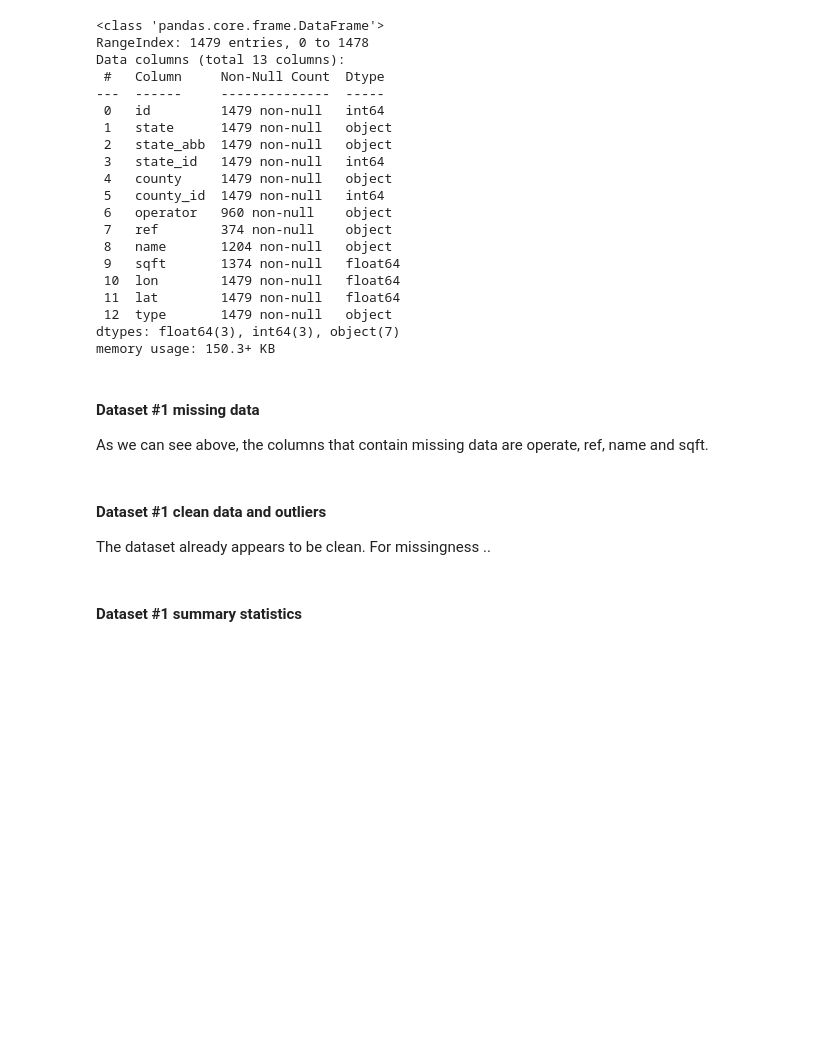
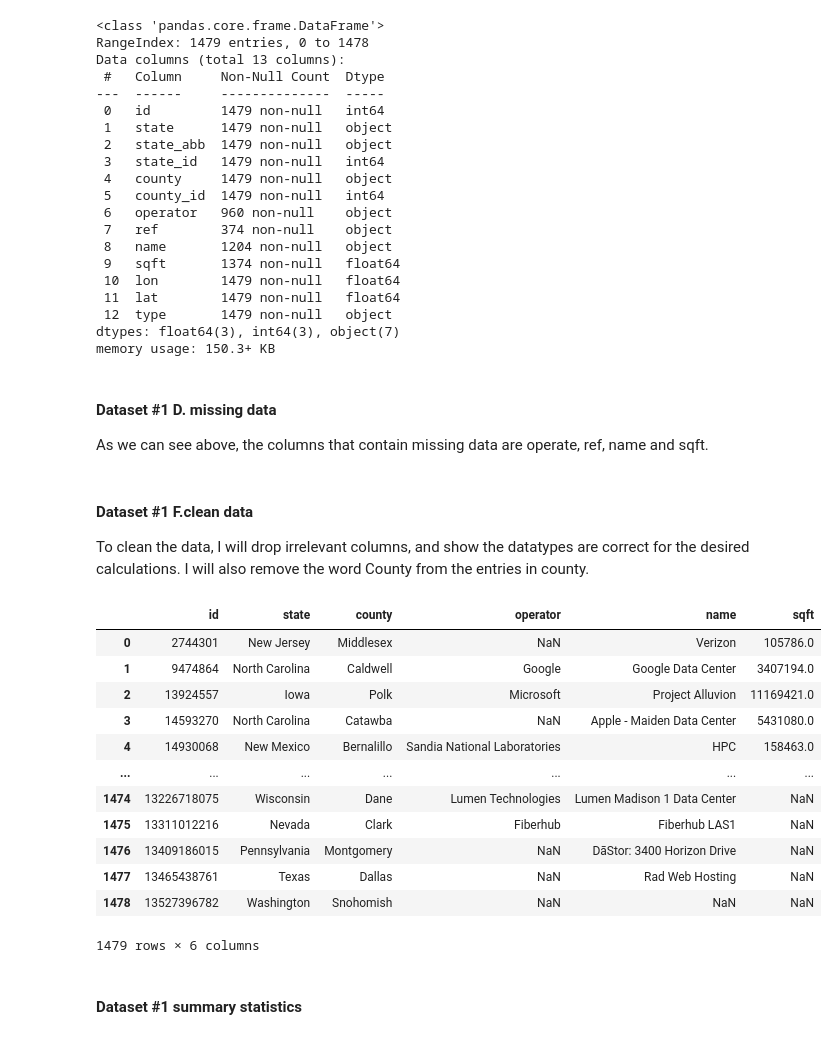
Before and after one commit to COGS108/Group147_WI26, a Jupyter notebook: 01-DataCheckpoint.ipynb, the cells around one changed output. Drawn from its saved outputs; the diff is of its cells as text; code cells hidden in the pictures; blank space fills up the shorter version.

Commit message:
Dataset 1 and 2 work

```diff
--- a/01-DataCheckpoint.ipynb
+++ b/01-DataCheckpoint.ipynb
@@ -182,11 +184,38 @@ Data columns (total 13 columns):
 dtypes: float64(3), int64(3), object(7)
 memory usage: 150.3+ KB
 # %% [markdown]
-#### Dataset #1 missing data
+#### Dataset #1 D. missing data
 As we can see above, the columns that contain missing data are operate, ref, name and sqft.
-# %% [markdown]
-#### Dataset #1 clean data and outliers
-The dataset already appears to be clean. For missingness ..
+# %% [markdown]
+#### Dataset #1 F.clean data
+To clean the data, I will drop irrelevant columns, and show the datatypes are correct for the desired calculations. I will also remove the word County from the entries in county.
+# %%
+## Dataset #1 F.clean data
+df_datacenters = df_datacenters.drop(columns=['state_abb',
+                                              'state_id',
+                                              'county_id',
+                                              'ref',
+                                              'lon',
+                                              'lat',
+                                              'type'])
+# %%
+## Dataset #1 F.clean data- renaming entries in county
+df_datacenters['county'] = df_datacenters['county'].str.replace('County', '', regex=False)
+df_datacenters
+# %% [output]
+|  | id | state | county | operator | name | sqft |
+| 0 | 2744301 | New Jersey | Middlesex | NaN | Verizon | 105786.0 |
+| 1 | 9474864 | North Carolina | Caldwell | Google | Google Data Center | 3407194.0 |
+| 2 | 13924557 | Iowa | Polk | Microsoft | Project Alluvion | 11169421.0 |
+| 3 | 14593270 | North Carolina | Catawba | NaN | Apple - Maiden Data Center | 5431080.0 |
+| 4 | 14930068 | New Mexico | Bernalillo | Sandia National Laboratories | HPC | 158463.0 |
+| ... | ... | ... | ... | ... | ... | ... |
+| 1474 | 13226718075 | Wisconsin | Dane | Lumen Technologies | Lumen Madison 1 Data Center | NaN |
+| 1475 | 13311012216 | Nevada | Clark | Fiberhub | Fiberhub LAS1 | NaN |
+| 1476 | 13409186015 | Pennsylvania | Montgomery | NaN | DāStor: 3400 Horizon Drive | NaN |
+| 1477 | 13465438761 | Texas | Dallas | NaN | Rad Web Hosting | NaN |
+| 1478 | 13527396782 | Washington | Snohomish | NaN | NaN | NaN |
+1479 rows × 6 columns
 # %% [markdown]
 #### Dataset #1 summary statistics
 # %%
```
Also changed, not shown: parts of 21 cells of this notebook.
